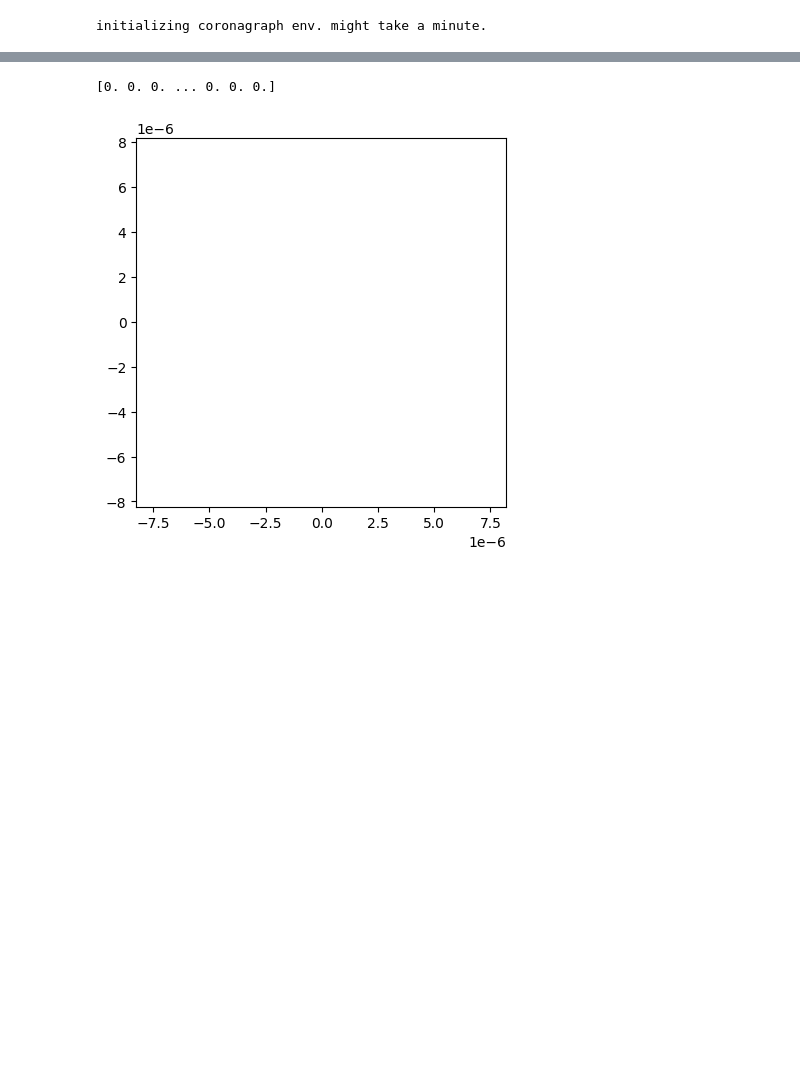
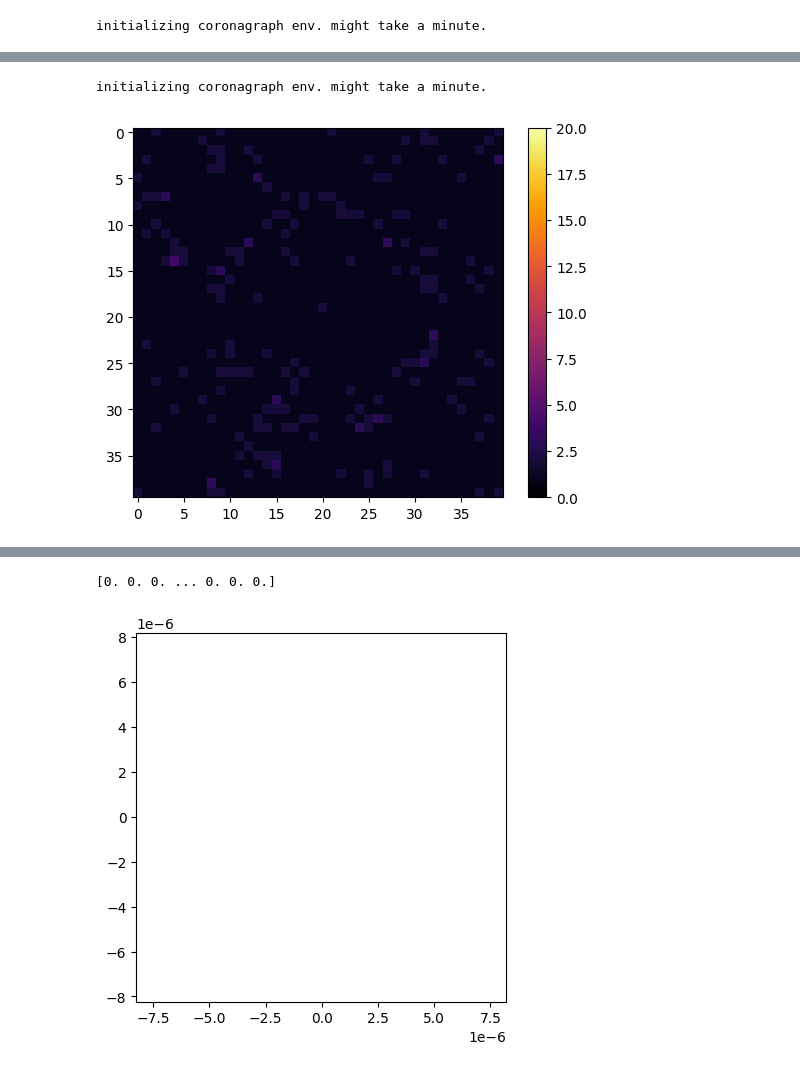
Before and after one commit to AlexeiKorolev/NASA-RL-Wavefront-Control, a Jupyter notebook: RL/testing.ipynb, the cells around one changed output, grey strips where cells are left out. Saved outputs shown, nothing was run; the diff lists cells and outputs as text; code cells hidden in the pictures; blank space fills up the shorter version.

```diff
--- a/RL/testing.ipynb
+++ b/RL/testing.ipynb
@@ -10,3 +23,15 @@ initializing coronagraph env. might take a minute.
+# %%
+e = CoronagraphEnvironment(num_modes=4, pixels=100, oversizing_factor=(16/15))
+delta_t = 1
+e.set_random_dm(noise=0.000)
+plt.imshow((e.get_camera_image(delta_t=delta_t) + 1) / (delta_t), cmap="inferno")
+plt.colorbar()
+plt.clim(0, 20)
+plt.savefig("camera_image.png")
+plt.show()
+# %% [output]
+initializing coronagraph env. might take a minute.
+[figure, added]
 # %%
 e.get_contrast()
 # %% [output]
```
Also changed, not shown: parts of 5 cells of this notebook, 31 other files.
